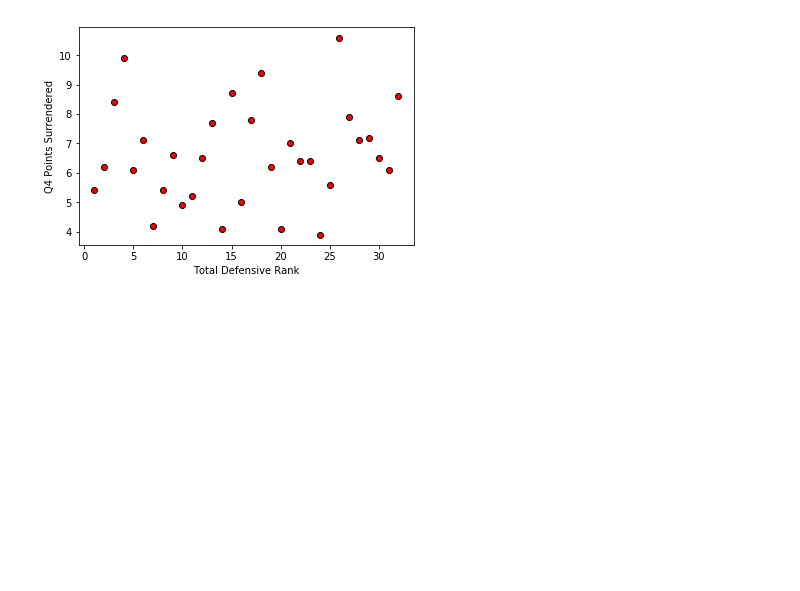
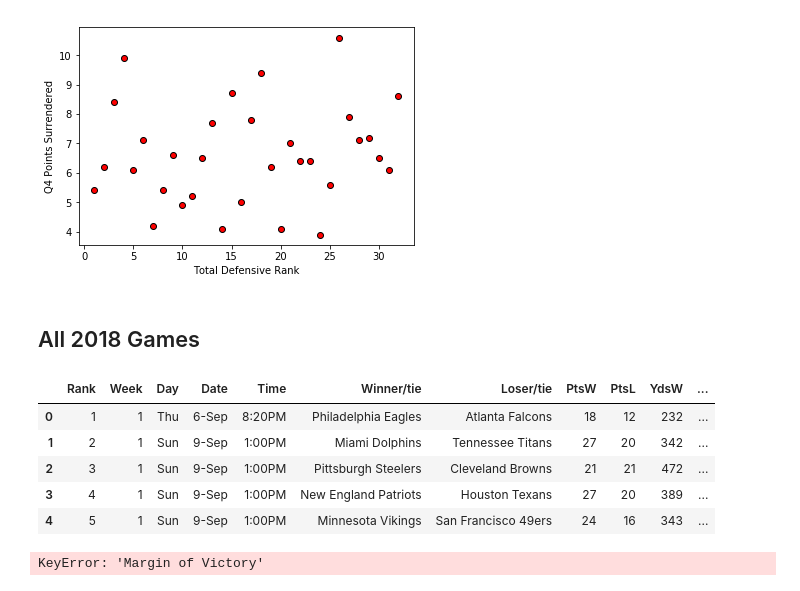
Before and after one commit to allamass95/nfl_spreads, a Jupyter notebook: Total_Offense_and_Total_Defense.ipynb, the cells around one changed output. Saved outputs shown, nothing was run; the diff lists cells and outputs as text; code cells hidden in the pictures; blank space fills up the shorter version.

```diff
--- a/Total_Offense_and_Total_Defense.ipynb
+++ b/Total_Offense_and_Total_Defense.ipynb
@@ -170,3 +170,28 @@ plt.show()
 # %%
 #add total defense and total ofense, divide by two, see what their win total is against their combined value,
 #could that change when including covering the spread?
+# %% [markdown]
+## All 2018 Games
+# %%
+All_2018 = "Data Sources/2018_Results_New.csv"
+
+# All2018 Results and store into Pandas data frame
+NFL = pd.read_csv(All_2018)
+NFL.head()
+# %% [output]
+|  | Rank | Week | Day | Date | Time | Winner/tie | Loser/tie | PtsW | PtsL | YdsW | ... |
+| 0 | 1 | 1 | Thu | 6-Sep | 8:20PM | Philadelphia Eagles | Atlanta Falcons | 18 | 12 | 232 | ... |
+| 1 | 2 | 1 | Sun | 9-Sep | 1:00PM | Miami Dolphins | Tennessee Titans | 27 | 20 | 342 | ... |
+| 2 | 3 | 1 | Sun | 9-Sep | 1:00PM | Pittsburgh Steelers | Cleveland Browns | 21 | 21 | 472 | ... |
+| 3 | 4 | 1 | Sun | 9-Sep | 1:00PM | New England Patriots | Houston Texans | 27 | 20 | 389 | ... |
+| 4 | 5 | 1 | Sun | 9-Sep | 1:00PM | Minnesota Vikings | San Francisco 49ers | 24 | 16 | 343 | ... |
+# %%
+MGN = NFL["Margin of Victory"]
+EFF = NFL["Total Efficiency"]
+OFFRNK = NFL["Offensive Rank"]
+DEFRNK = NFL["Defensive Rank"]
+Q = NFL["2018"]
+plt.scatter(Q,MGN)
+plt.show()
+# %% [output]
+KeyError: 'Margin of Victory'
```
Also changed, not shown: parts of 3 cells of this notebook, 2 other files.
